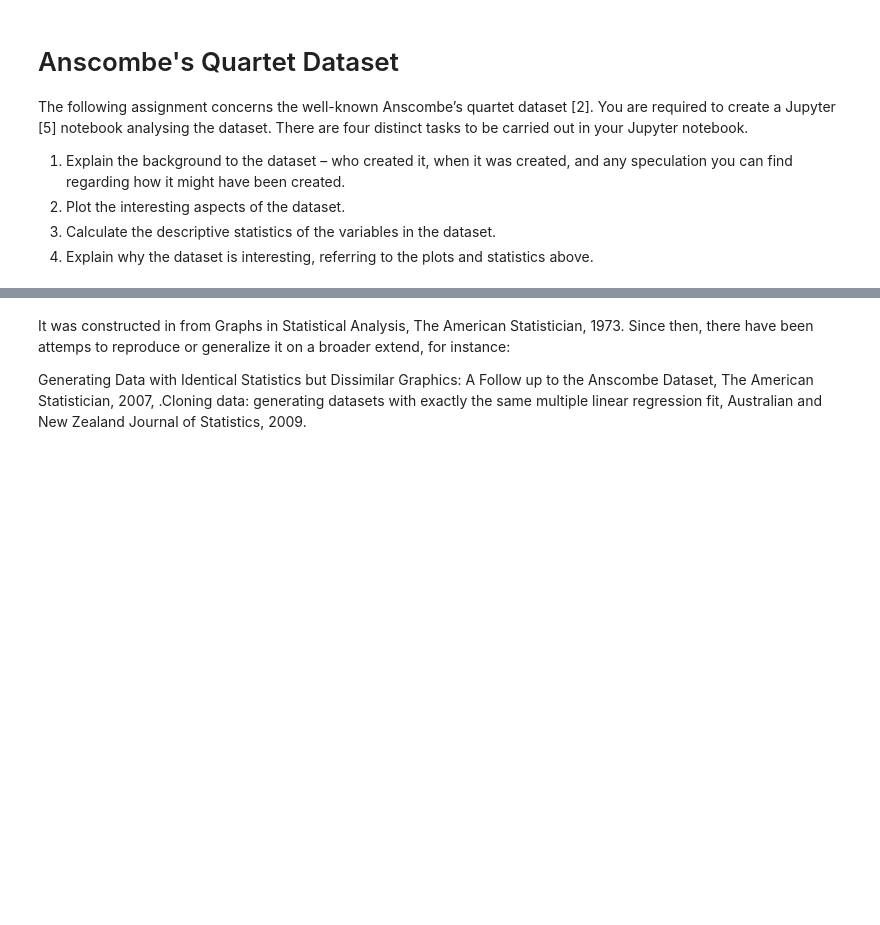
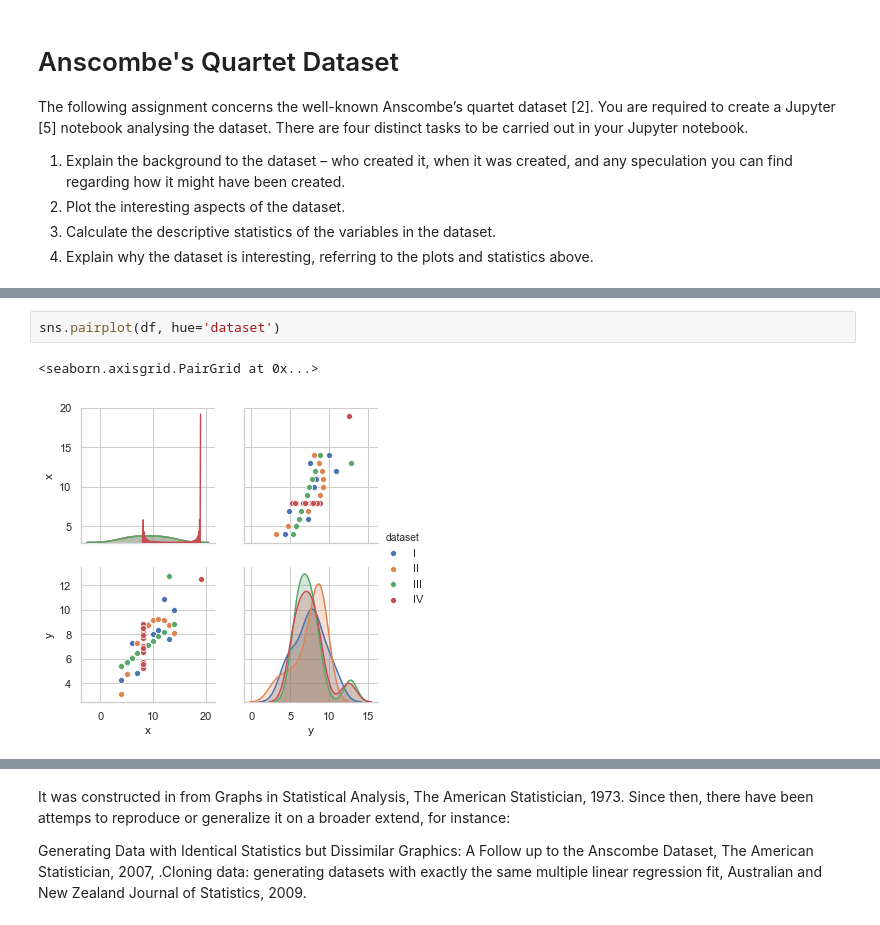
Before and after one commit to orlaith17/Assignment-Fundamentals-DA, a Jupyter notebook: Anscombes Quartet Dataset .ipynb, the cells around one changed output, grey strips where cells are left out. Drawn from its saved outputs; the diff is of its cells as text; blank space fills up the shorter version.

```diff
--- a/Anscombes Quartet Dataset .ipynb
+++ b/Anscombes Quartet Dataset .ipynb
@@ -54,0 +86,5 @@ df
+# %%
+sns.pairplot(df, hue='dataset')
+# %% [output]
+<seaborn.axisgrid.PairGrid at 0x...>
+[figure, added]
```
Also changed, not shown: parts of 49 cells of this notebook, 1 other file.
